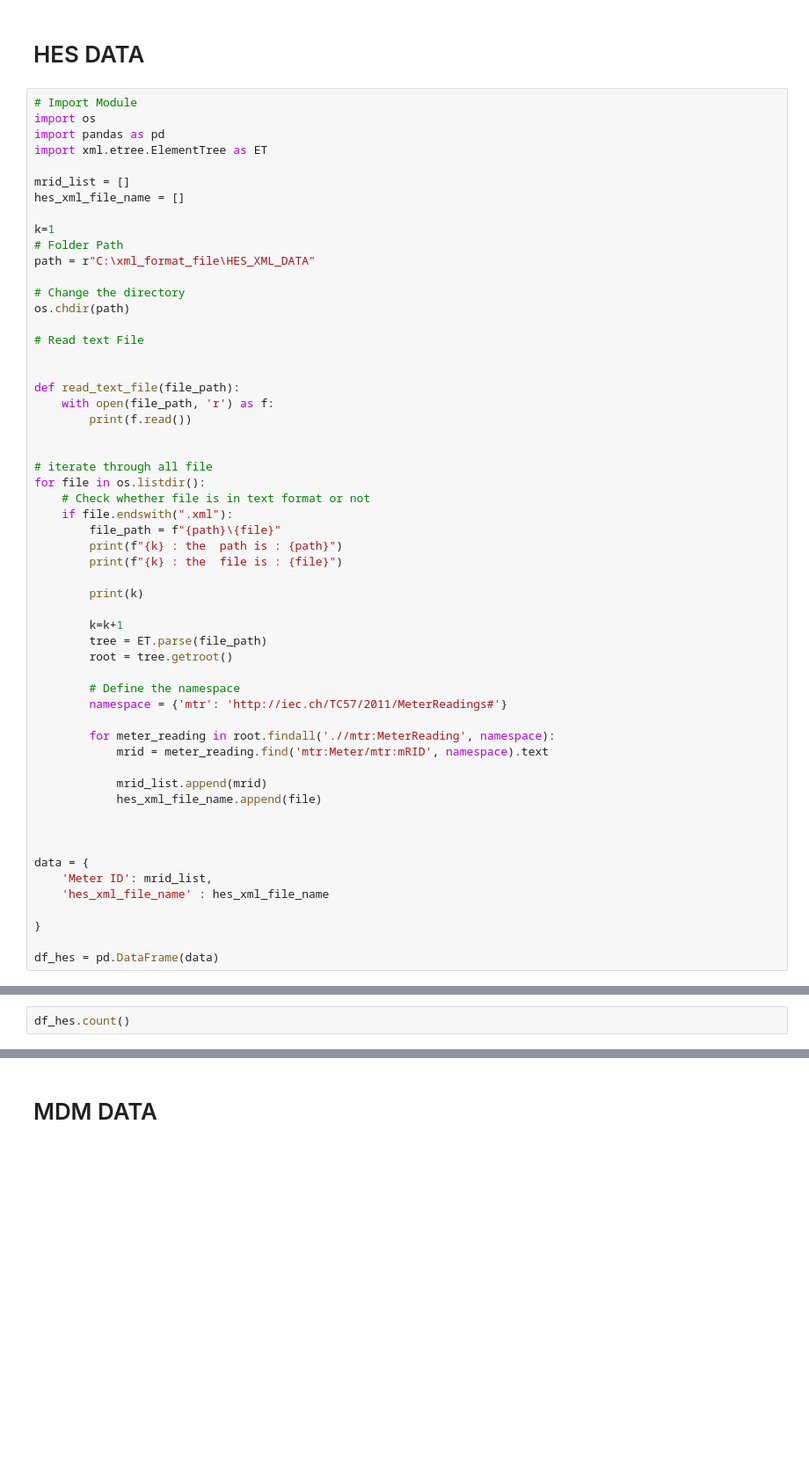
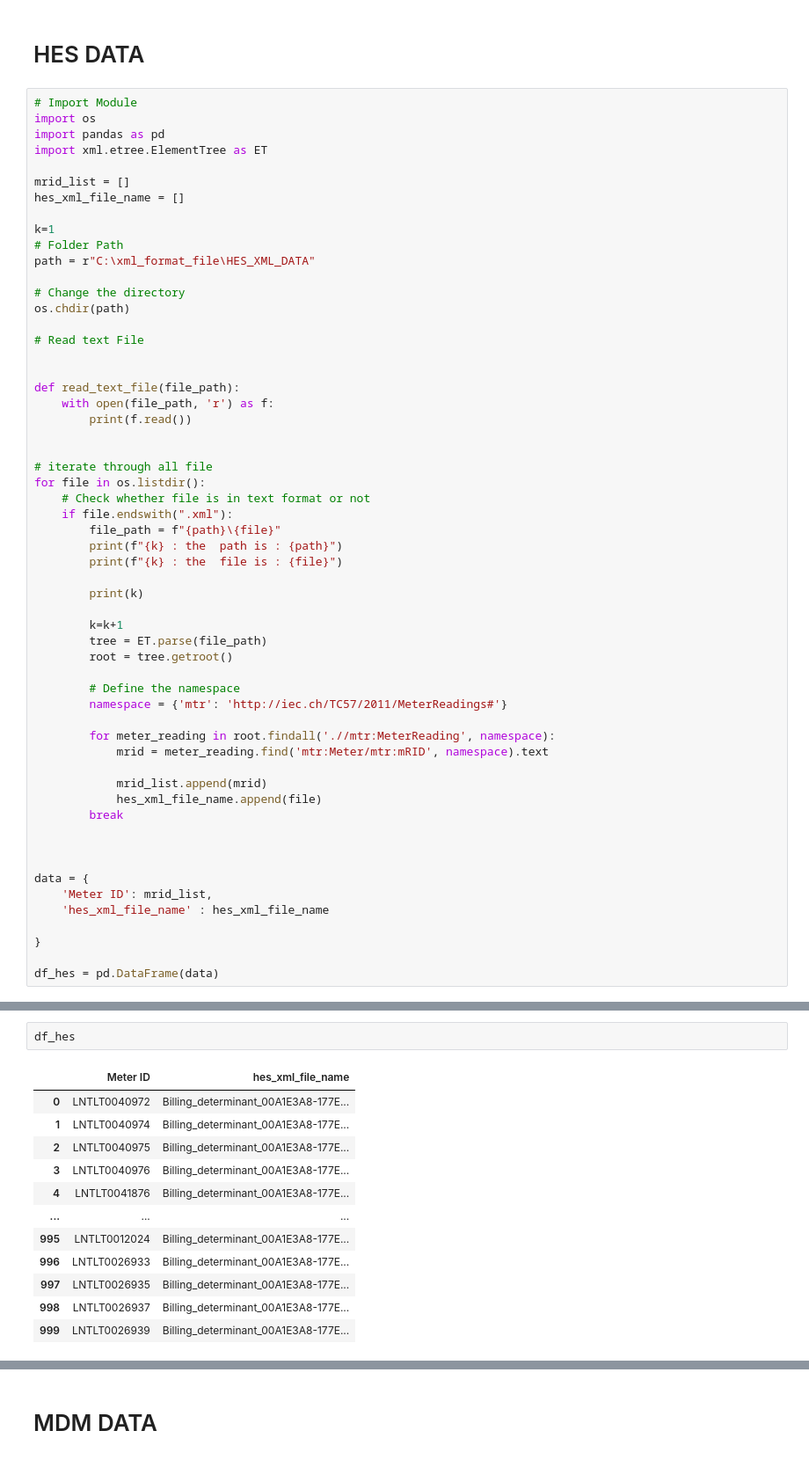
Before and after one commit to ratankj/EDF_XML_CODE, a Jupyter notebook: py_xml_refined_code.ipynb, the cells around one changed output, grey strips where cells are left out. Shown: that part at 88% size. Drawn from its saved outputs; the diff is of its cells as text; blank space fills up the shorter version.

```diff
--- a/py_xml_refined_code.ipynb
+++ b/py_xml_refined_code.ipynb
@@ -49,6 +49,7 @@ for file in os.listdir():
 
 			mrid_list.append(mrid)
 			hes_xml_file_name.append(file)
+		break
 
 
 
@@ -80,3 +67,15 @@ df_hes = pd.DataFrame(data)
 # %%
-df_hes.count()
+df_hes
 # %% [output]
+|  | Meter ID | hes_xml_file_name |
+| 0 | LNTLT0040972 | Billing_determinant_00A1E3A8-177E... |
+| 1 | LNTLT0040974 | Billing_determinant_00A1E3A8-177E... |
+| 2 | LNTLT0040975 | Billing_determinant_00A1E3A8-177E... |
+| 3 | LNTLT0040976 | Billing_determinant_00A1E3A8-177E... |
+| 4 | LNTLT0041876 | Billing_determinant_00A1E3A8-177E... |
+| ... | ... | ... |
+| 995 | LNTLT0012024 | Billing_determinant_00A1E3A8-177E... |
+| 996 | LNTLT0026933 | Billing_determinant_00A1E3A8-177E... |
+| 997 | LNTLT0026935 | Billing_determinant_00A1E3A8-177E... |
+| 998 | LNTLT0026937 | Billing_determinant_00A1E3A8-177E... |
+| 999 | LNTLT0026939 | Billing_determinant_00A1E3A8-177E... |
```
Also changed, not shown: parts of 29 cells of this notebook, 7 other files.
